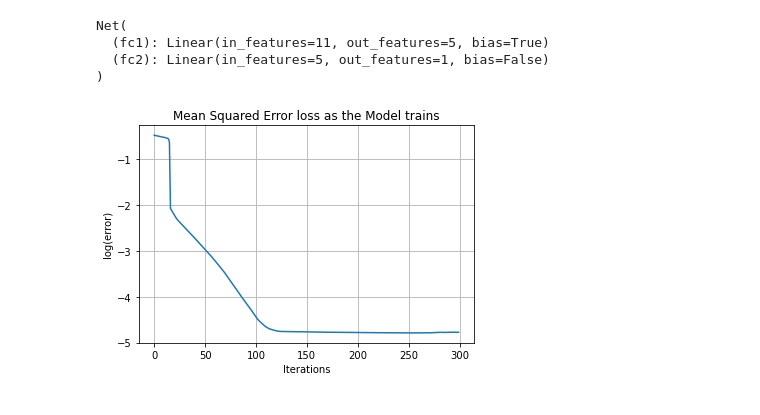
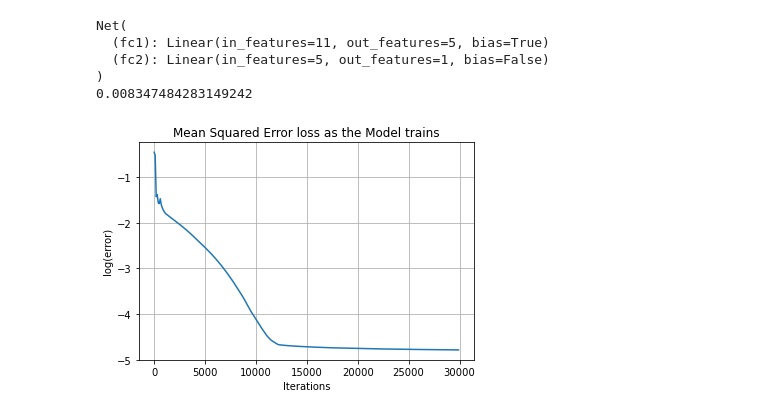
Before and after one commit to Sudhanshu-Sb2002/NSP-Grant-Proposal, a Jupyter notebook: Python-Code/NSP_main.ipynb, the cells around one changed output. Cells and saved outputs as stored; diff of their text form; code cells hidden in the pictures.

```diff
--- a/Python-Code/NSP_main.ipynb
+++ b/Python-Code/NSP_main.ipynb
@@ -77,41 +77,50 @@ net = Net()
 print(net)
 optimizer = optim.SGD(net.parameters(), lr=0.005)
 num_epochs = 30000
-lambda1 = 0.005
+lambda1 = 0.01
 lambda3=0
 lambda2 = 0
 losses=np.zeros(num_epochs//100)
+batch_size = len(train_attributes)
+num_batches=len(train_attributes+batch_size-1)//batch_size
+inpt=t.tensor(train_attributes).float()
+targets=t.tensor(train_labels).float()
 for i in range(num_epochs):
-    optimizer.zero_grad()
-    inp=t.tensor(train_attributes).float()
-    output =net(inp)
-    target=t.tensor(train_labels)
-    criterion = nn.MSELoss()
-    lin_params = t.cat([x.view(-1) for x in net.fc1.parameters()])
-    L1_regularisation = lambda1 * t.norm(lin_params, 1)+lambda3 * t.norm(lin_params, 2)
-
-    lin_params2 = t.cat([x.view(-1) for x in net.fc2.parameters()])
-    L1_regularisation1 = lambda2 * t.norm(lin_params, 2)
-    loss = criterion(output, target)+L1_regularisation + L1_regularisation
-    loss.backward()
-    optimizer.step()
-    if(i%100==0):
-        losses[i//100]=float(loss.data)
+    for j in range(num_batches):
+        ranges=(j*batch_size,max((j+1)*batch_size,len(inpt)))
+        inp=inpt[ranges[0]:ranges[1]]
+        target=targets[ranges[0]:ranges[1]]
+        optimizer.zero_grad()
+        output =net(inp)
+        criterion = nn.MSELoss()
+        lin_params = t.cat([x.view(-1) for x in net.fc1.parameters()])
+        L1_regularisation = lambda1 * t.norm(lin_params, 1)
+        #L1_regularisation = lambda1 * t.norm(lin_params, 1)+lambda3 * t.norm(lin_params, 2)
+        #lin_params2 = t.cat([x.view(-1) for x in net.fc2.parameters()])
+        L1_regularisation1 = lambda2 * t.norm(lin_params, 2)
+        loss = criterion(output, target)+L1_regularisation +L1_regularisation1
+        #loss = t.corrcoef(t.stack([output,target],1))[0][1]+L1_regularisation
+        loss.backward()
+        optimizer.step()
+        if i%100==0 and j==0:
+            losses[i//100]=float(loss.data)
+print(losses[-1])
 # %% [output]
 Net(
   (fc1): Linear(in_features=11, out_features=5, bias=True)
   (fc2): Linear(in_features=5, out_features=1, bias=False)
 )
+0.008347484283149242
 # %%
 
-plt.plot(range(0,len(losses)),np.log(losses))
+plt.plot(range(0,len(losses)*100,100),np.log(losses))
 plt.title("Mean Squared Error loss as the Model trains")
 plt.xlabel("Iterations")
 plt.ylabel("log(error)")
 plt.grid(visible='major')
 plt.show()
 # %% [output]
-[figure, old version]
+[figure, new version]
 # %%
 def f(x, a, b):
     return a*x+b
```
Also changed, not shown: parts of 2 cells of this notebook, 49 other files.
